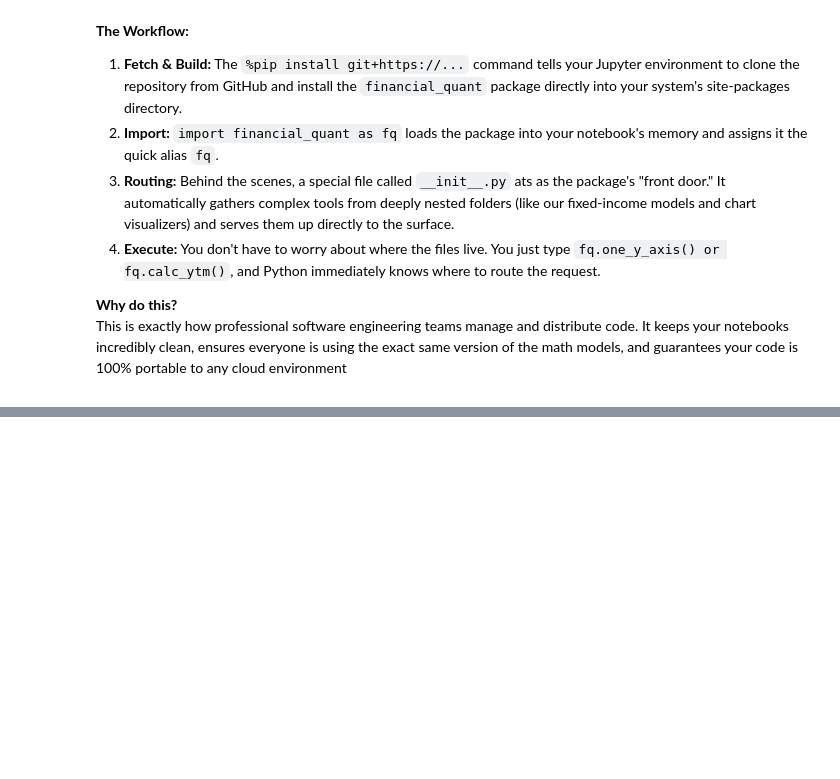
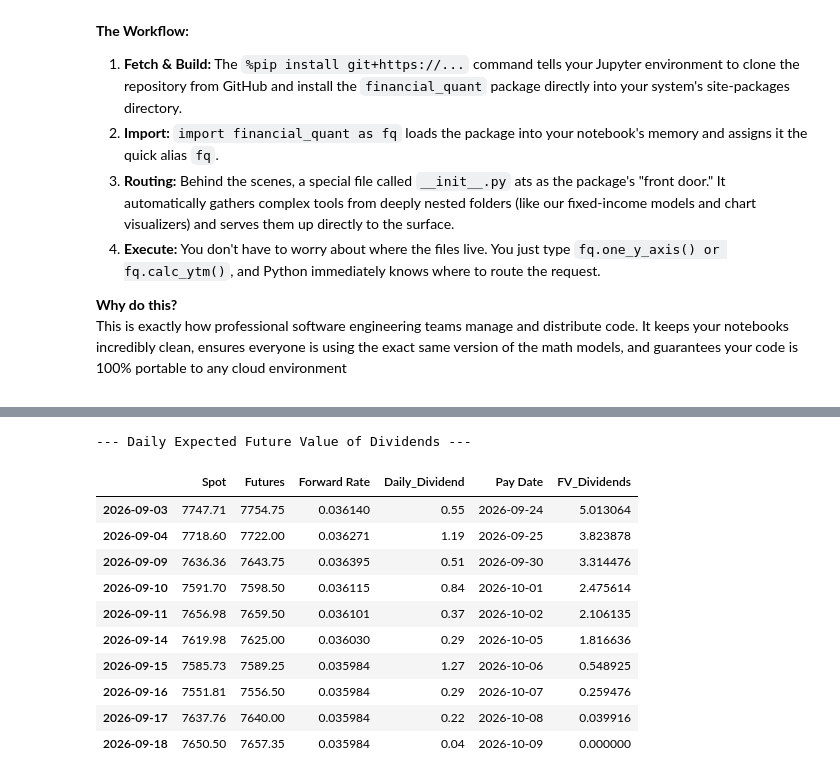
Before and after one commit to PatrickJHess/Derivatives-Futures-Chapter-Two, a Jupyter notebook: colab/Colab_pricing.ipynb, the cells around one changed output, grey strips where cells are left out. Saved outputs shown, nothing was run; the diff lists cells and outputs as text; code cells hidden in the pictures; folded sections open; blank space fills up the shorter version.

```diff
--- a/colab/Colab_pricing.ipynb
+++ b/colab/Colab_pricing.ipynb
@@ -900,0 +818,53 @@ In our next Chapter, we will put away the dividend estimation formulas and learn
+# %%
+# Create an empty dictionary to store our daily totals
+daily_fv_totals = {}
+expiration_date = pd.to_datetime('2026-09-18')
+
+# Walk through each day in our market data
+for current_date in market_data.index:
+
+    # 1. Lock in the Daily Rate
+    current_rate = market_data.loc[current_date, 'Forward Rate']
+
+    # 2. Filter the Remaining Dividends (ex_date on or after today)
+    remaining_divs = market_data[market_data.index > current_date].copy()
+
+    # If no dividends remain in the quarter, the value is zero
+    if remaining_divs.empty:
+        daily_fv_totals[current_date] = 0
+        continue
+
+    remaining_divs['applied_rate'] = current_rate
+
+    # Use the .dt accessor to extract the days from the Timedelta Series
+    remaining_divs['days_to_expiration'] = (expiration_date - remaining_divs['Pay Date']).dt.days
+
+    # 3. Calculate the Future Value of the pool using TODAY'S rate
+    # 💡 Notice our mathematical freebie is still at work!
+    # Negative days_to_expiration will automatically discount the late payments.
+    remaining_divs['fv'] = remaining_divs['Daily_Dividend'] * (
+        1 + remaining_divs['applied_rate'] * (remaining_divs['days_to_expiration'] / 360)
+    )
+
+    # 4. Sum and Store the total for this specific date
+    daily_fv_totals[current_date] = remaining_divs['fv'].sum()
+
+# Add this perfect daily calculation back into our main market data
+market_data['FV_Dividends'] = pd.Series(daily_fv_totals)
+
+# Display the results
+print("--- Daily Expected Future Value of Dividends ---")
+display(market_data[['Spot', 'Futures', 'Forward Rate','Daily_Dividend','Pay Date', 'FV_Dividends']].tail(10))
+# %% [output]
+--- Daily Expected Future Value of Dividends ---
+|  | Spot | Futures | Forward Rate | Daily_Dividend | Pay Date | FV_Dividends |
+| 2026-09-03 | 7747.71 | 7754.75 | 0.036140 | 0.55 | 2026-09-24 | 5.013064 |
+| 2026-09-04 | 7718.60 | 7722.00 | 0.036271 | 1.19 | 2026-09-25 | 3.823878 |
+| 2026-09-09 | 7636.36 | 7643.75 | 0.036395 | 0.51 | 2026-09-30 | 3.314476 |
+| 2026-09-10 | 7591.70 | 7598.50 | 0.036115 | 0.84 | 2026-10-01 | 2.475614 |
+| 2026-09-11 | 7656.98 | 7659.50 | 0.036101 | 0.37 | 2026-10-02 | 2.106135 |
+| 2026-09-14 | 7619.98 | 7625.00 | 0.036030 | 0.29 | 2026-10-05 | 1.816636 |
+| 2026-09-15 | 7585.73 | 7589.25 | 0.035984 | 1.27 | 2026-10-06 | 0.548925 |
+| 2026-09-16 | 7551.81 | 7556.50 | 0.035984 | 0.29 | 2026-10-07 | 0.259476 |
+| 2026-09-17 | 7637.76 | 7640.00 | 0.035984 | 0.22 | 2026-10-08 | 0.039916 |
+| 2026-09-18 | 7650.50 | 7657.35 | 0.035984 | 0.04 | 2026-10-09 | 0.000000 |
```
Also changed, not shown: parts of 61 cells of this notebook, 3 other files.
